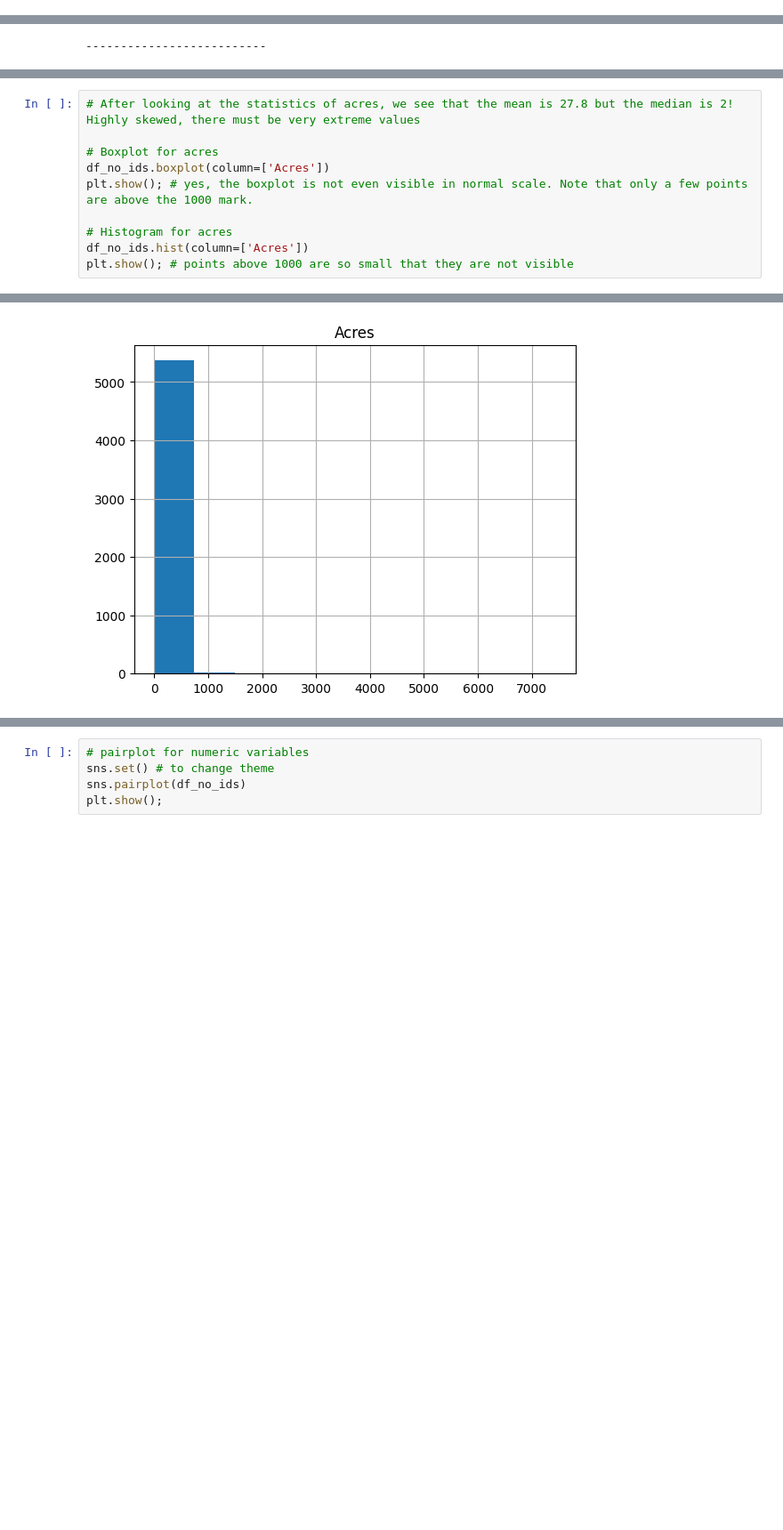
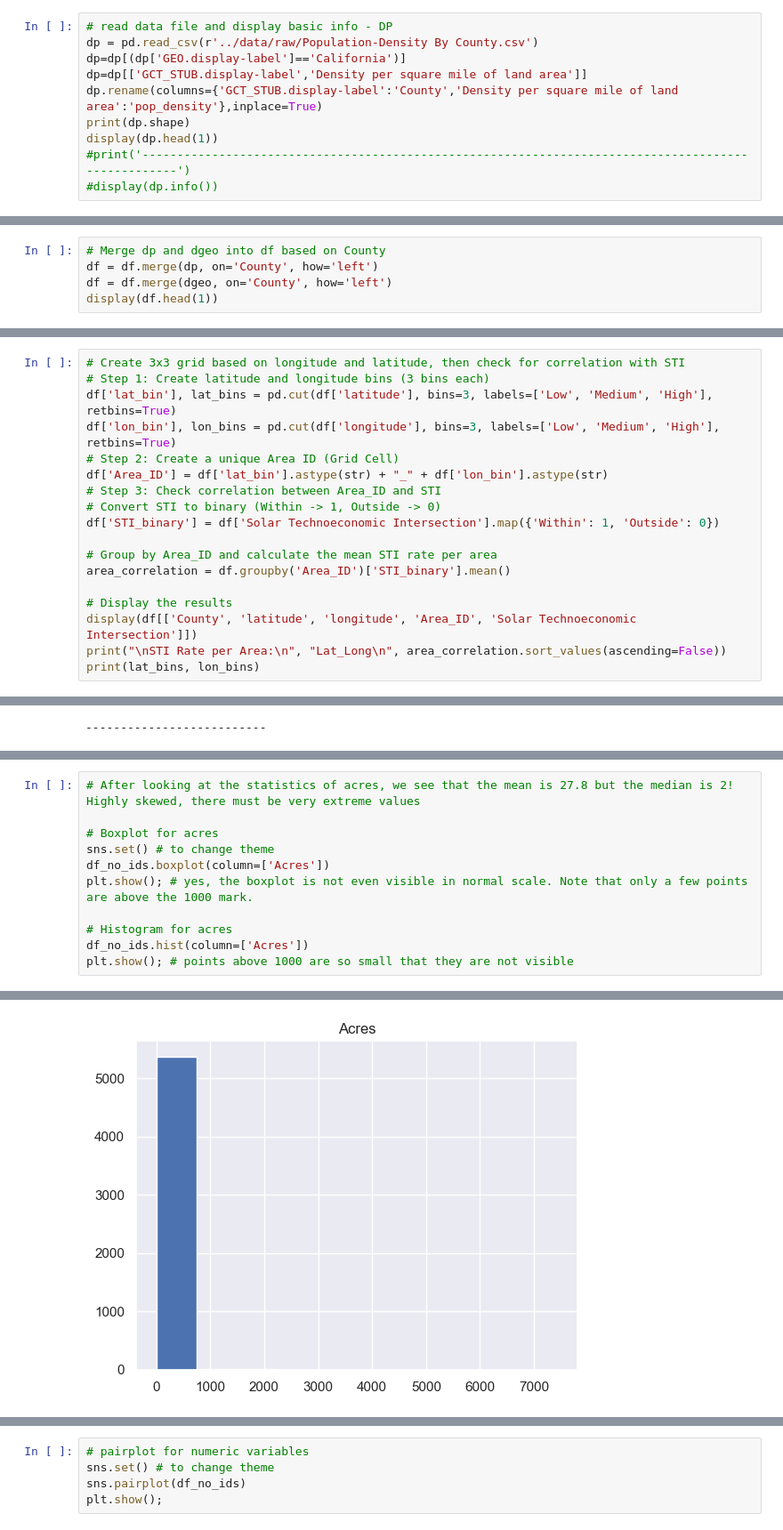
Before and after one commit to DataScientest-Studio/dec24_bds_solar_energy, a Jupyter notebook: notebooks/Data Exploration.ipynb, the cells around one changed output, grey strips where cells are left out. Shown at 89% size. Saved outputs shown, nothing was run; the diff lists cells and outputs as text; blank space fills up the shorter version.

Commit message:
Looked for geographical correlations in the data

```diff
--- a/notebooks/Data Exploration.ipynb
+++ b/notebooks/Data Exploration.ipynb
@@ -43,0 +37,10 @@ None
+# %%
+# read data file and display basic info - DP
+dp = pd.read_csv(r'../data/raw/Population-Density By County.csv')
+dp=dp[(dp['GEO.display-label']=='California')]
+dp=dp[['GCT_STUB.display-label','Density per square mile of land area']]
+dp.rename(columns={'GCT_STUB.display-label':'County','Density per square mile of land area':'pop_density'},inplace=True)
+print(dp.shape)
+display(dp.head(1))
+#print('----------------------------------------------------------------------------------------------------')
+#display(dp.info())
@@ -43,0 +51,5 @@ None
+# %%
+# Merge dp and dgeo into df based on County
+df = df.merge(dp, on='County', how='left')
+df = df.merge(dgeo, on='County', how='left')
+display(df.head(1))
@@ -43,0 +60,18 @@ None
+# %%
+# Create 3x3 grid based on longitude and latitude, then check for correlation with STI
+# Step 1: Create latitude and longitude bins (3 bins each)
+df['lat_bin'], lat_bins = pd.cut(df['latitude'], bins=3, labels=['Low', 'Medium', 'High'], retbins=True)
+df['lon_bin'], lon_bins = pd.cut(df['longitude'], bins=3, labels=['Low', 'Medium', 'High'], retbins=True)
+# Step 2: Create a unique Area ID (Grid Cell)
+df['Area_ID'] = df['lat_bin'].astype(str) + "_" + df['lon_bin'].astype(str)
+# Step 3: Check correlation between Area_ID and STI
+# Convert STI to binary (Within -> 1, Outside -> 0)
+df['STI_binary'] = df['Solar Technoeconomic Intersection'].map({'Within': 1, 'Outside': 0})
+
+# Group by Area_ID and calculate the mean STI rate per area
+area_correlation = df.groupby('Area_ID')['STI_binary'].mean()
+
+# Display the results
+display(df[['County', 'latitude', 'longitude', 'Area_ID', 'Solar Technoeconomic Intersection']])
+print("\nSTI Rate per Area:\n", "Lat_Long\n", area_correlation.sort_values(ascending=False))
+print(lat_bins, lon_bins)
@@ -158,6 +267,7 @@ df_no_ids.head()
 # After looking at the statistics of acres, we see that the mean is 27.8 but the median is 2! Highly skewed, there must be very extreme values
 
 # Boxplot for acres
+sns.set() # to change theme
 df_no_ids.boxplot(column=['Acres'])
 plt.show(); # yes, the boxplot is not even visible in normal scale. Note that only a few points are above the 1000 mark.
 
@@ -169,4 +279,4 @@ plt.show(); # points above 1000 are so small that they are not visible
-[figure, old version]
+[figure, new version]
 # %%
 # check for outliers above 1000 acres
 #df_no_ids[(df_no_ids['Acres']>1000)]
```
Also changed, not shown: parts of 17 cells of this notebook.
